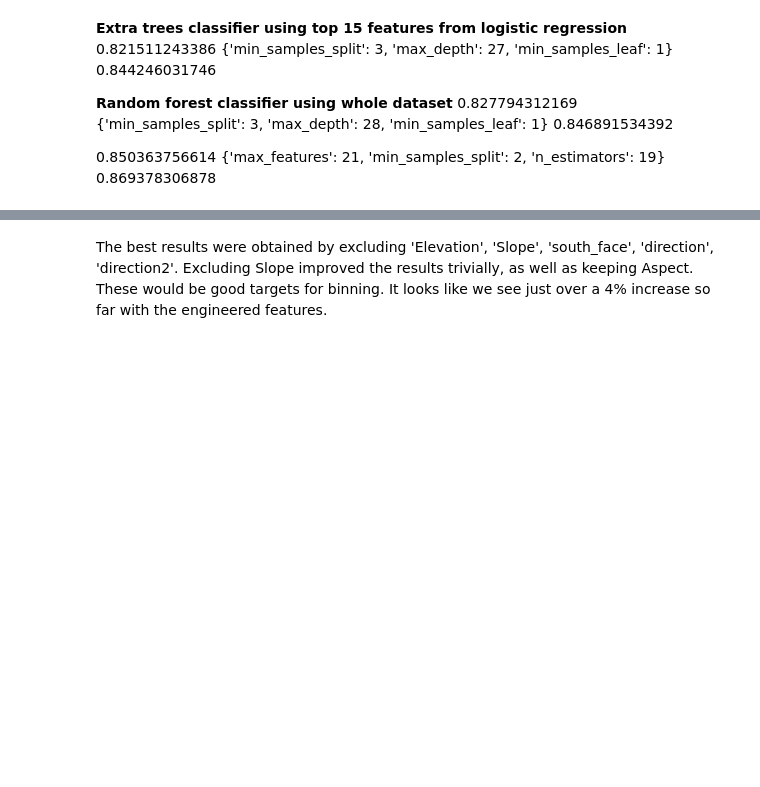
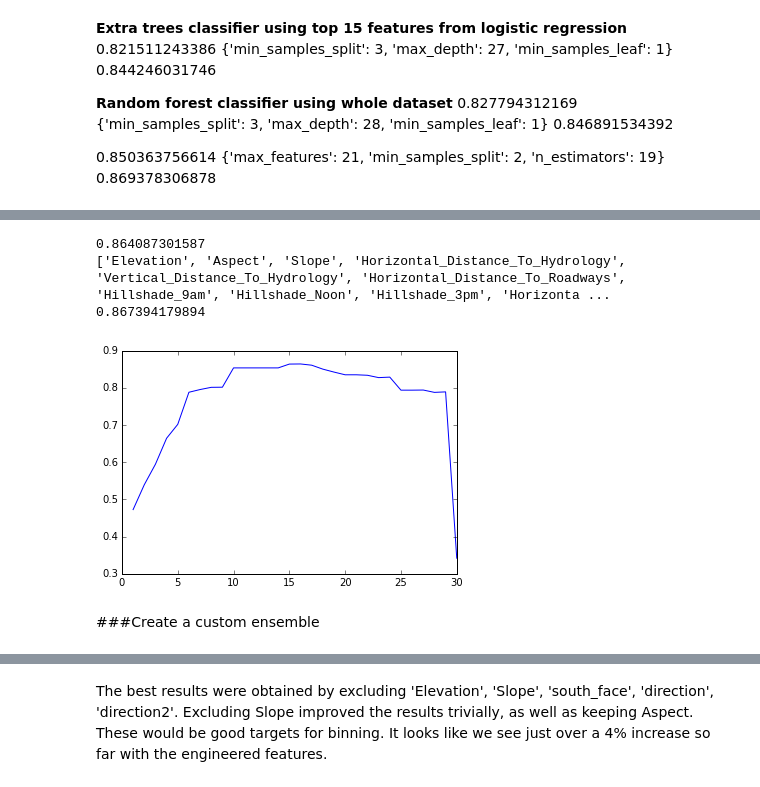
Before and after one commit to kevinallen/w207-forestcover, a Jupyter notebook: forest_cover.ipynb, the cells around one changed output, grey strips where cells are left out. Saved outputs shown, nothing was run; the diff lists cells and outputs as text; code cells hidden in the pictures; blank space fills up the shorter version.

Commit message:
optimized knn and svm, working on custom ensemble

```diff
--- a/forest_cover.ipynb
+++ b/forest_cover.ipynb
@@ -345,0 +717,56 @@ dev = data[len(data)*1/2:]
+# %%
+# shuffle and split data set
+
+def split_data(data, fraction):
+    data_labels = data['Cover_Type']
+
+    feature_cols = [col for col in data.columns if col not in ['Cover_Type', 'Id']]
+    data = data[feature_cols]
+    shuffle = np.random.permutation(data.index)
+    data.reindex(shuffle)
+    data_labels.reindex(shuffle)
+
+    split = int(len(data)*fraction)
+
+    train = data[:split]
+    train_labels = data_labels[:split]
+    dev = data[split:]
+    dev_labels = data_labels[split:]
+    return train, train_labels, dev, dev_labels
+# %%
+# figure out which features to use with nearest neighbors
+
+# need to shuffle columns!!!!
+train = pd.read_csv('train.csv')
+
+minus_soil_feats = [col for col in train.columns if "Soil_Type" not in col]
+train = train[minus_soil_feats]
+
+train, _ = add_features(train)
+X_train, y_train, X_dev, y_dev = split_data(train,.8)
+
+cols = X_train.columns
+knn = KNeighborsClassifier(n_neighbors=1)
+scores = []
+for n in range(1,len(cols)+1):
+    knn.fit(X_train[cols[0:n]],y_train)
+    score = knn.score(X_dev[cols[0:n]], y_dev)
+    scores.append(score)
+
+plt.plot(range(1,len(cols)+1), scores)
+
+print max(scores)
+cols_to_keep = ['Elevation']
+for i in range(len(scores)-1):
+    if scores[i+1] - scores[i] > 0:
+        cols_to_keep.append(cols[i + 1])
+
+print cols_to_keep
+
+knn.fit(X_train[cols_to_keep], y_train)
+print knn.score(X_dev[cols_to_keep], y_dev)
+# %% [output]
+0.864087301587
+['Elevation', 'Aspect', 'Slope', 'Horizontal_Distance_To_Hydrology', 'Vertical_Distance_To_Hydrology', 'Horizontal_Distance_To_Roadways', 'Hillshade_9am', 'Hillshade_Noon', 'Hillshade_3pm', 'Horizonta ...
+0.867394179894
+[figure, added]
@@ -345,0 +828,2 @@ dev = data[len(data)*1/2:]
+# %% [markdown]
+###Create a custom ensemble
```
Also changed, not shown: parts of 25 cells of this notebook.
